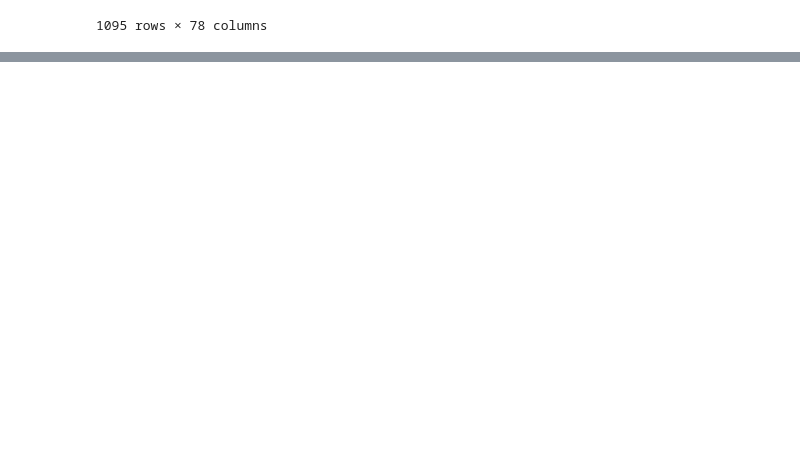
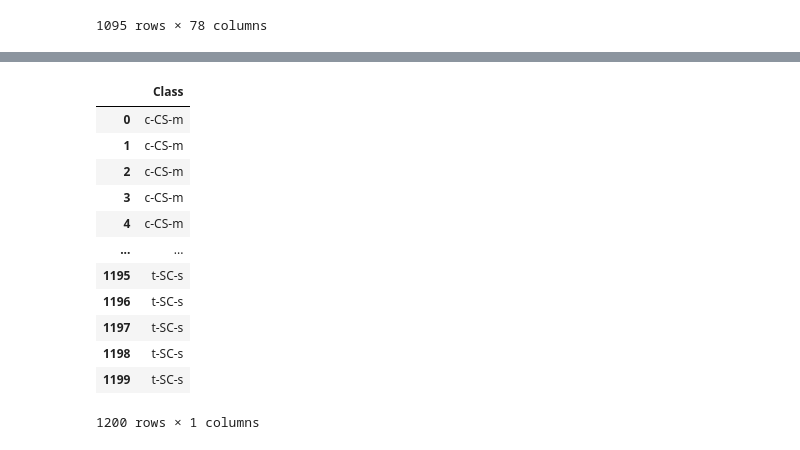
Before and after one commit to Michael-yousuf123/mice-protien-expression, a Jupyter notebook: notebook/notebook-1.ipynb, the cells around one changed output, grey strips where cells are left out. Saved outputs shown, nothing was run; the diff lists cells and outputs as text; code cells hidden in the pictures; blank space fills up the shorter version.

```diff
--- a/notebook/notebook-1.ipynb
+++ b/notebook/notebook-1.ipynb
@@ -213,0 +332,16 @@ Class=7, n=150 (12.500%)
+# %%
+Y
+# %% [output]
+|  | Class |
+| 0 | c-CS-m |
+| 1 | c-CS-m |
+| 2 | c-CS-m |
+| 3 | c-CS-m |
+| 4 | c-CS-m |
+| ... | ... |
+| 1195 | t-SC-s |
+| 1196 | t-SC-s |
+| 1197 | t-SC-s |
+| 1198 | t-SC-s |
+| 1199 | t-SC-s |
+1200 rows × 1 columns
```
Also changed, not shown: parts of 11 cells of this notebook, 6 other files.
